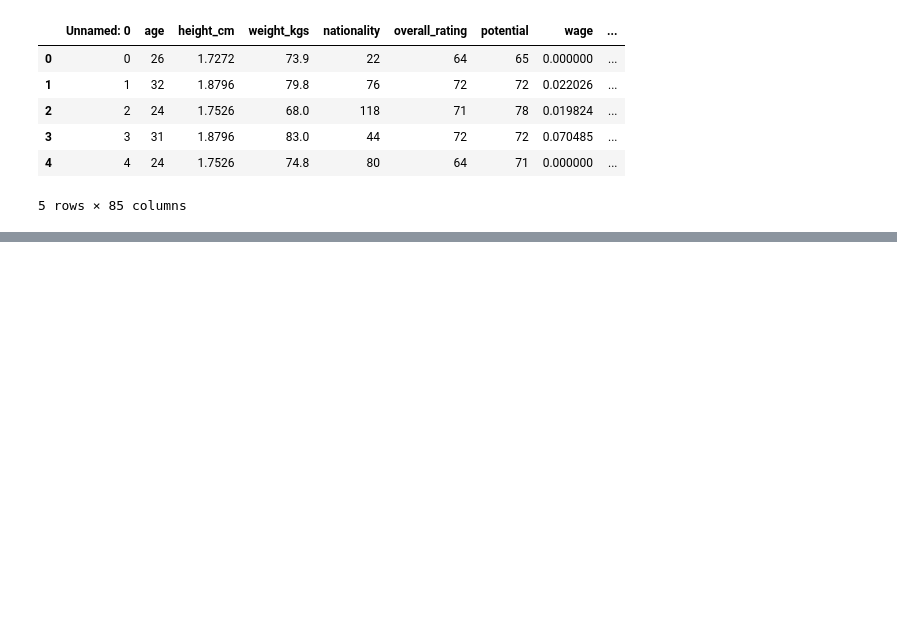
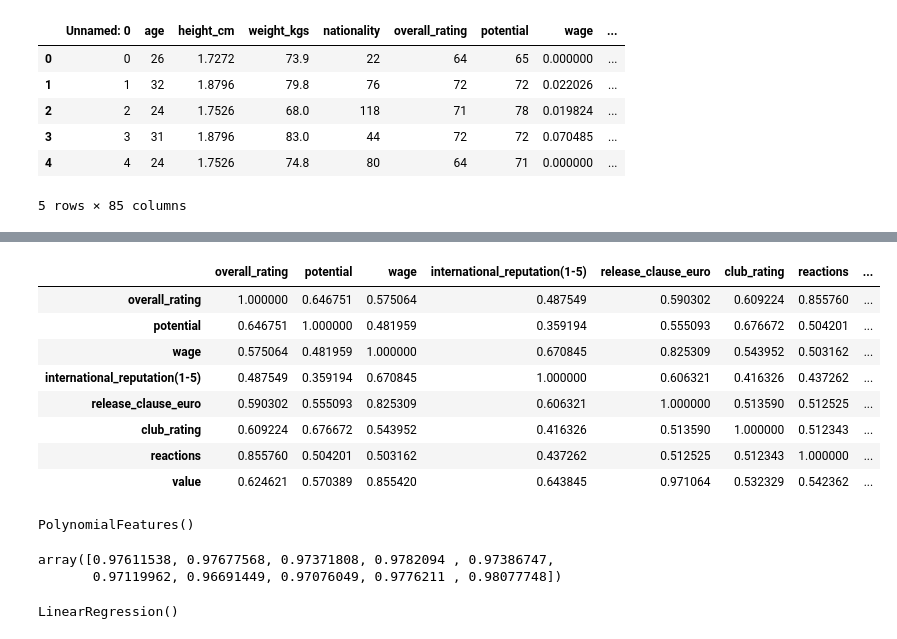
Before and after one commit to MahmouddSalama/machine-learning-project, a Jupyter notebook: preprossing/preprossing1.ipynb, the cells around one changed output, grey strips where cells are left out. Cells and saved outputs as stored; diff of their text form; code cells hidden in the pictures; blank space fills up the shorter version.

```diff
--- a/preprossing/preprossing1.ipynb
+++ b/preprossing/preprossing1.ipynb
@@ -371,0 +402,20 @@ cleandata.to_csv("clean_data_with_scaller_without_outLayer.csv")
+# %%
+df=cleandata[top_feature]
+df.head()
+df.corr()
+# %% [output]
+|  | overall_rating | potential | wage | international_reputation(1-5) | release_clause_euro | club_rating | reactions | ... |
+| overall_rating | 1.000000 | 0.646751 | 0.575064 | 0.487549 | 0.590302 | 0.609224 | 0.855760 | ... |
+| potential | 0.646751 | 1.000000 | 0.481959 | 0.359194 | 0.555093 | 0.676672 | 0.504201 | ... |
+| wage | 0.575064 | 0.481959 | 1.000000 | 0.670845 | 0.825309 | 0.543952 | 0.503162 | ... |
+| international_reputation(1-5) | 0.487549 | 0.359194 | 0.670845 | 1.000000 | 0.606321 | 0.416326 | 0.437262 | ... |
+| release_clause_euro | 0.590302 | 0.555093 | 0.825309 | 0.606321 | 1.000000 | 0.513590 | 0.512525 | ... |
+| club_rating | 0.609224 | 0.676672 | 0.543952 | 0.416326 | 0.513590 | 1.000000 | 0.512343 | ... |
+| reactions | 0.855760 | 0.504201 | 0.503162 | 0.437262 | 0.512525 | 0.512343 | 1.000000 | ... |
+| value | 0.624621 | 0.570389 | 0.855420 | 0.643845 | 0.971064 | 0.532329 | 0.542362 | ... |
+# %%
+poly=PolynomialFeatures(degree=2)
+xpoly=poly.fit_transform(df.drop(['value',],axis=1))
+poly.fit(xpoly,df['value'])
+# %% [output]
+PolynomialFeatures()
@@ -371,0 +426,10 @@ cleandata.to_csv("clean_data_with_scaller_without_outLayer.csv")
+# %%
+from sklearn.model_selection import cross_val_score
+cross_val_score(model,xtrain,ytrain,cv=10)
+# %% [output]
+array([0.97611538, 0.97677568, 0.97371808, 0.9782094 , 0.97386747,
+       0.97119962, 0.96691449, 0.97076049, 0.9776211 , 0.98077748])
+# %%
+model.fit(xtrain,ytrain)
+# %% [output]
+LinearRegression()
```
Also changed, not shown: parts of 12 cells of this notebook, 1 other file.
